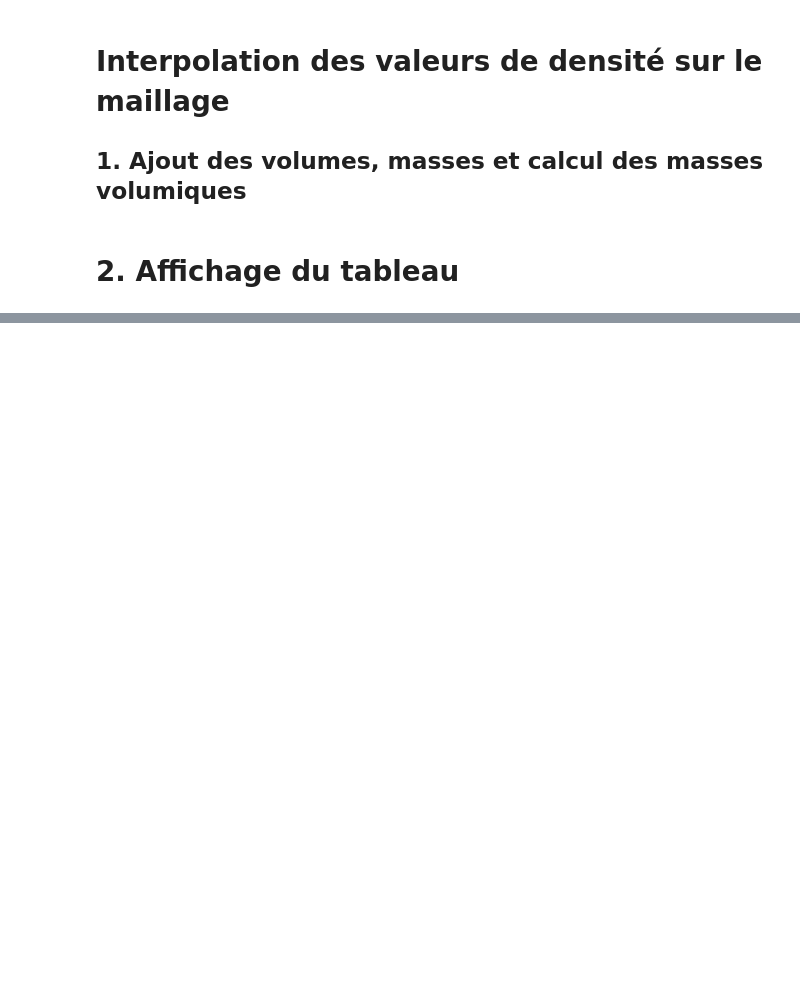
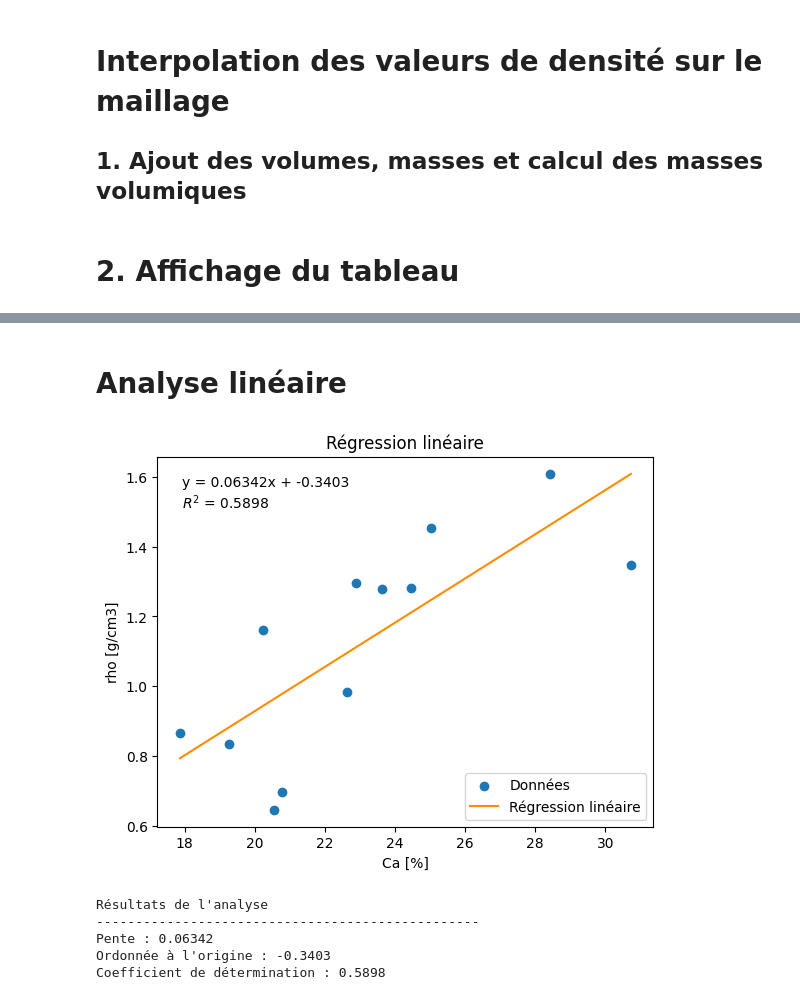
Before and after one commit to duclanruen/ArtoisProjects, a Jupyter notebook: chimie/Enzo/Enzo-Post-TT.ipynb, the cells around one changed output, grey strips where cells are left out. Drawn from its saved outputs; the diff is of its cells as text; code cells hidden in the pictures; blank space fills up the shorter version.

```diff
--- a/chimie/Enzo/Enzo-Post-TT.ipynb
+++ b/chimie/Enzo/Enzo-Post-TT.ipynb
@@ -486,0 +541,52 @@ print("Fichier VTK sauvegardé")
+# %% [markdown]
+# Analyse linéaire
+# %%
+# Analyse de la relation entre taux de Ca et densité
+#---------------------------------------------------
+
+# Création d'un mini tableau avec
+#   en x les valeurs du Ca[%]
+#   en y les valeurs des masses volulmiqes [g/cm3]
+data_Ca_rho = df[['Col_B1','Col_G']]
+x_Ca_rho = data_Ca_rho['Col_B1'].to_numpy(dtype=float)
+y_Ca_rho = data_Ca_rho['Col_G'].to_numpy(dtype=float)
+
+# Interpolation linéaire
+a,b = np.polyfit(x_Ca_rho,y_Ca_rho,1)
+
+# Calcul du R2
+y_pred = a*x_Ca_rho + b
+ss_res = np.sum((y_Ca_rho - y_pred)**2)
+ss_tot = np.sum((y_Ca_rho - np.mean(y_Ca_rho))**2)
+r2 = 1 - (ss_res / ss_tot)
+
+# Affichage des résultats
+plt.figure()
+plt.scatter(x_Ca_rho, y_Ca_rho, label="Données")
+x_line = np.linspace(np.min(x_Ca_rho), np.max(x_Ca_rho), 200)
+y_line = a * x_line + b
+plt.plot(x_line, y_line, label="Régression linéaire", color='darkorange')
+
+eq = f"y = {a:.4g}x + {b:.4g}\n$R^2$ = {r2:.4f}"
+plt.title("Régression linéaire")
+plt.xlabel("Ca [%]")
+plt.ylabel("rho [g/cm3]")
+plt.legend()
+
+# place annotation in the plot (top-left)
+plt.text(0.05, 0.95, eq, transform=plt.gca().transAxes, va="top")
+
+plt.show()
+
+print("Résultats de l'analyse")
+print("-------------------------------------------------")
+print(f"Pente : {a:.4g}")
+print(f"Ordonnée à l'origine : {b:.4g}")
+print(f"Coefficient de détermination : {r2:.4f}")
+# %% [output]
+[figure, added]
+Résultats de l'analyse
+-------------------------------------------------
+Pente : 0.06342
+Ordonnée à l'origine : -0.3403
+Coefficient de détermination : 0.5898
```
Also changed, not shown: parts of 10 cells of this notebook, 7 other files.
